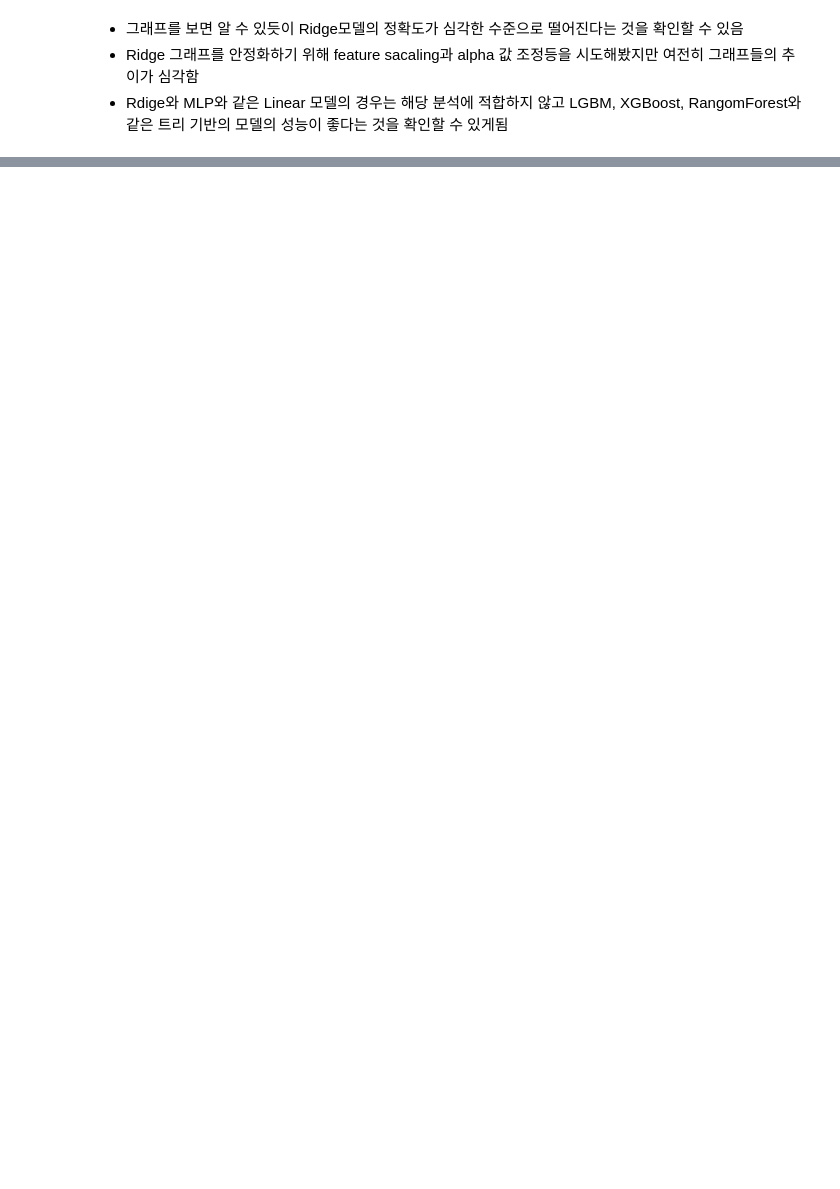
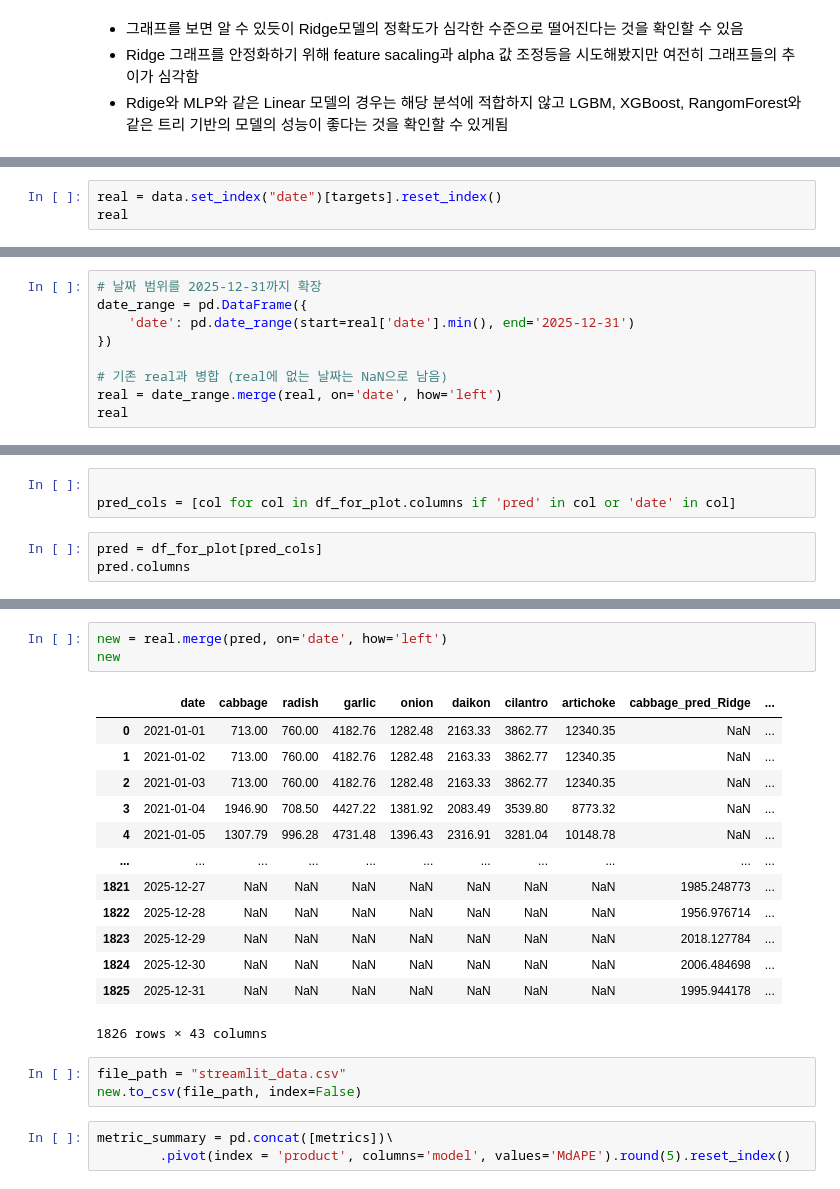
Before and after one commit to turtle-jaewoo/SE_Project, a Jupyter notebook: SE_Project.ipynb, the cells around one changed output, grey strips where cells are left out. Drawn from its saved outputs; the diff is of its cells as text; blank space fills up the shorter version.

```diff
--- a/SE_Project.ipynb
+++ b/SE_Project.ipynb
@@ -1642,0 +1666,3 @@ plot_predictions(df_for_plot, targets)
+# %%
+real = data.set_index("date")[targets].reset_index()
+real
@@ -1642,0 +1683,9 @@ plot_predictions(df_for_plot, targets)
+# %%
+# 날짜 범위를 2025-12-31까지 확장
+date_range = pd.DataFrame({
+    'date': pd.date_range(start=real['date'].min(), end='2025-12-31')
+})
+
+# 기존 real과 병합 (real에 없는 날짜는 NaN으로 남음)
+real = date_range.merge(real, on='date', how='left')
+real
@@ -1642,0 +1728,6 @@ plot_predictions(df_for_plot, targets)
+# %%
+
+pred_cols = [col for col in df_for_plot.columns if 'pred' in col or 'date' in col]
+# %%
+pred = df_for_plot[pred_cols]
+pred.columns
@@ -1642,0 +1751,23 @@ plot_predictions(df_for_plot, targets)
+# %%
+new = real.merge(pred, on='date', how='left')
+new
+# %% [output]
+|  | date | cabbage | radish | garlic | onion | daikon | cilantro | artichoke | cabbage_pred_Ridge | ... |
+| 0 | 2021-01-01 | 713.00 | 760.00 | 4182.76 | 1282.48 | 2163.33 | 3862.77 | 12340.35 | NaN | ... |
+| 1 | 2021-01-02 | 713.00 | 760.00 | 4182.76 | 1282.48 | 2163.33 | 3862.77 | 12340.35 | NaN | ... |
+| 2 | 2021-01-03 | 713.00 | 760.00 | 4182.76 | 1282.48 | 2163.33 | 3862.77 | 12340.35 | NaN | ... |
+| 3 | 2021-01-04 | 1946.90 | 708.50 | 4427.22 | 1381.92 | 2083.49 | 3539.80 | 8773.32 | NaN | ... |
+| 4 | 2021-01-05 | 1307.79 | 996.28 | 4731.48 | 1396.43 | 2316.91 | 3281.04 | 10148.78 | NaN | ... |
+| ... | ... | ... | ... | ... | ... | ... | ... | ... | ... | ... |
+| 1821 | 2025-12-27 | NaN | NaN | NaN | NaN | NaN | NaN | NaN | 1985.248773 | ... |
+| 1822 | 2025-12-28 | NaN | NaN | NaN | NaN | NaN | NaN | NaN | 1956.976714 | ... |
+| 1823 | 2025-12-29 | NaN | NaN | NaN | NaN | NaN | NaN | NaN | 2018.127784 | ... |
+| 1824 | 2025-12-30 | NaN | NaN | NaN | NaN | NaN | NaN | NaN | 2006.484698 | ... |
+| 1825 | 2025-12-31 | NaN | NaN | NaN | NaN | NaN | NaN | NaN | 1995.944178 | ... |
+1826 rows × 43 columns
+# %%
+file_path = "streamlit_data.csv"
+new.to_csv(file_path, index=False)
+# %%
+metric_summary = pd.concat([metrics])\
+        .pivot(index = 'product', columns='model', values='MdAPE').round(5).reset_index()
```
Also changed, not shown: parts of 27 cells of this notebook.
